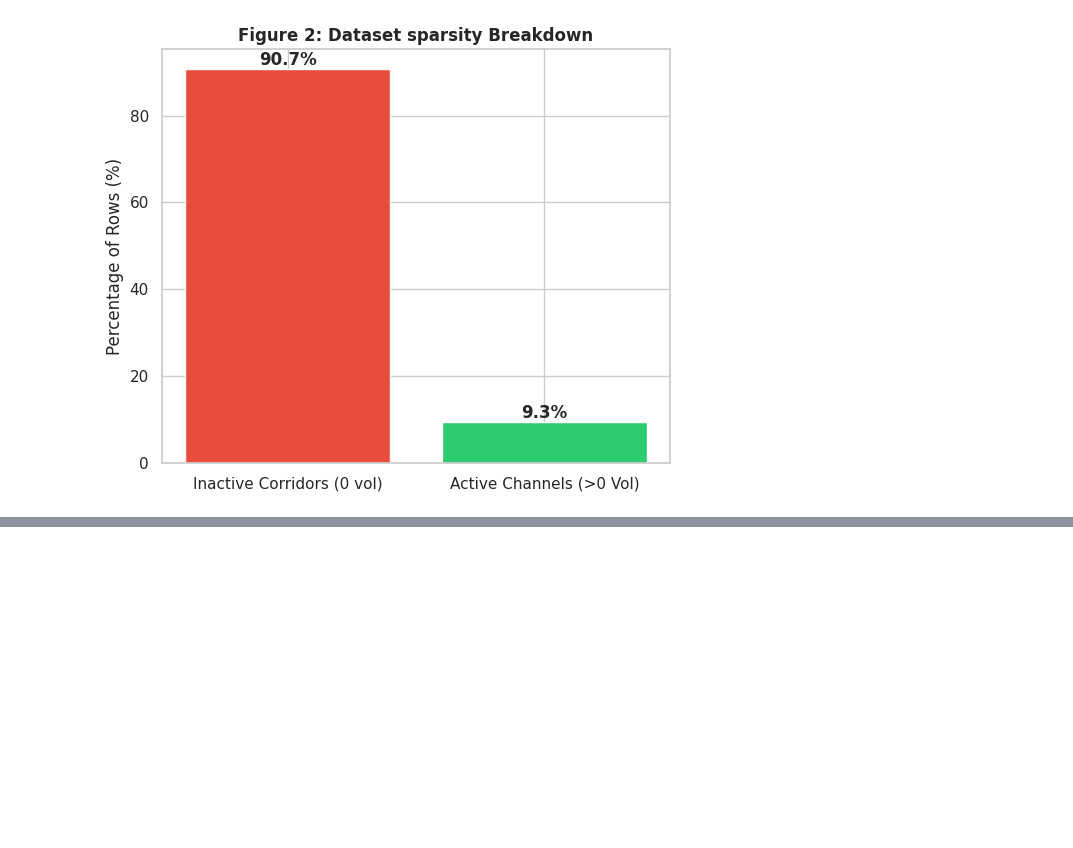
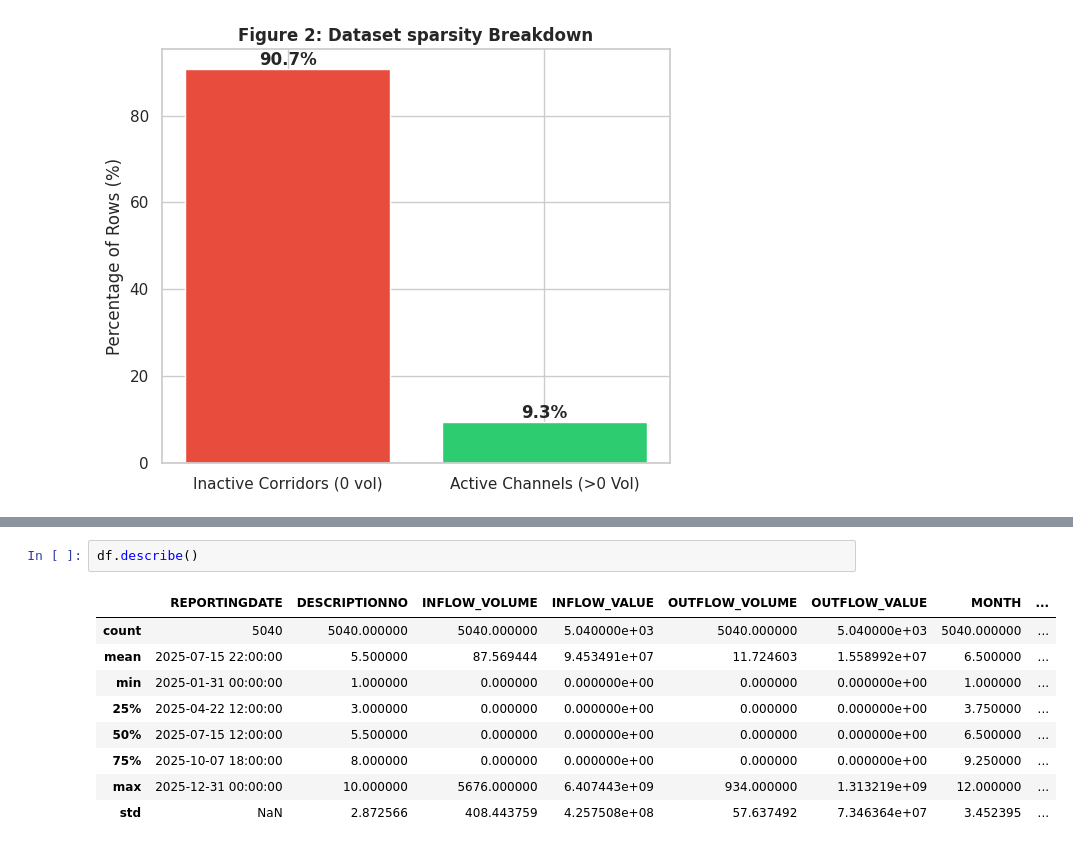
Before and after one commit to RobertDS-45/Money_Remmitence_analysis, a Jupyter notebook: Bot_Money_remmitence_analysis.ipynb, the cells around one changed output, grey strips where cells are left out. Saved outputs shown, nothing was run; the diff lists cells and outputs as text; blank space fills up the shorter version.

```diff
--- a/Bot_Money_remmitence_analysis.ipynb
+++ b/Bot_Money_remmitence_analysis.ipynb
@@ -159,0 +168,12 @@ Stage 2.2 : computing peer Z-score to neutralize Macro seasonality...
+# %%
+df.describe()
+# %% [output]
+|  | REPORTINGDATE | DESCRIPTIONNO | INFLOW_VOLUME | INFLOW_VALUE | OUTFLOW_VOLUME | OUTFLOW_VALUE | MONTH | ... |
+| count | 5040 | 5040.000000 | 5040.000000 | 5.040000e+03 | 5040.000000 | 5.040000e+03 | 5040.000000 | ... |
+| mean | 2025-07-15 22:00:00 | 5.500000 | 87.569444 | 9.453491e+07 | 11.724603 | 1.558992e+07 | 6.500000 | ... |
+| min | 2025-01-31 00:00:00 | 1.000000 | 0.000000 | 0.000000e+00 | 0.000000 | 0.000000e+00 | 1.000000 | ... |
+| 25% | 2025-04-22 12:00:00 | 3.000000 | 0.000000 | 0.000000e+00 | 0.000000 | 0.000000e+00 | 3.750000 | ... |
+| 50% | 2025-07-15 12:00:00 | 5.500000 | 0.000000 | 0.000000e+00 | 0.000000 | 0.000000e+00 | 6.500000 | ... |
+| 75% | 2025-10-07 18:00:00 | 8.000000 | 0.000000 | 0.000000e+00 | 0.000000 | 0.000000e+00 | 9.250000 | ... |
+| max | 2025-12-31 00:00:00 | 10.000000 | 5676.000000 | 6.407443e+09 | 934.000000 | 1.313219e+09 | 12.000000 | ... |
+| std | NaN | 2.872566 | 408.443759 | 4.257508e+08 | 57.637492 | 7.346364e+07 | 3.452395 | ... |
```
Also changed, not shown: parts of 3 cells of this notebook.
